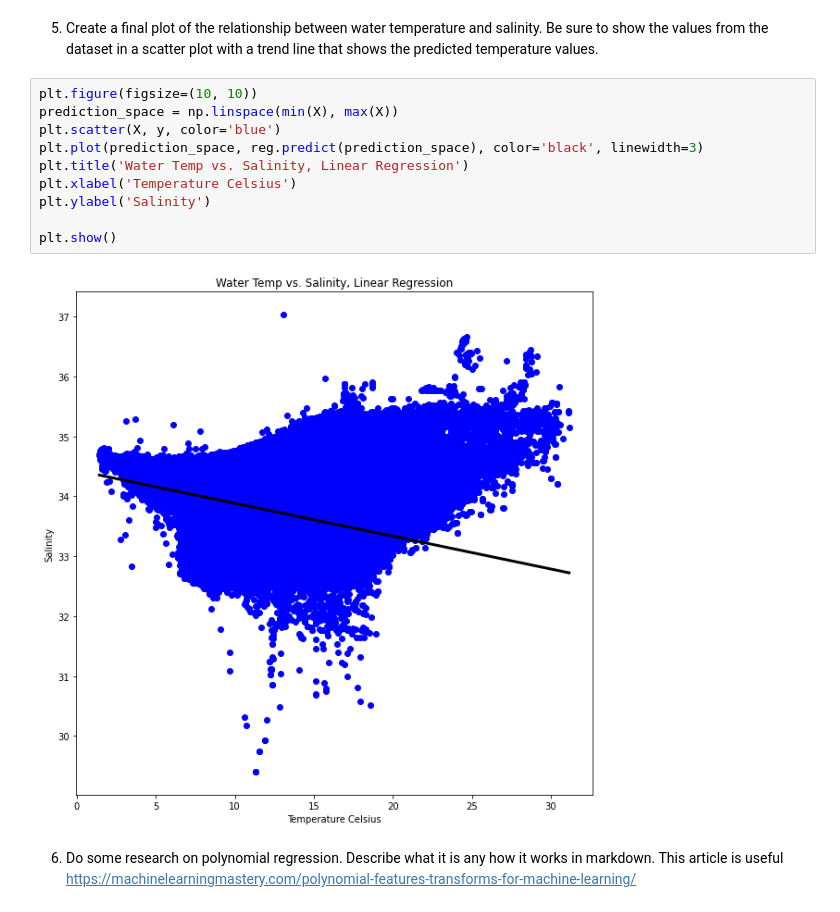
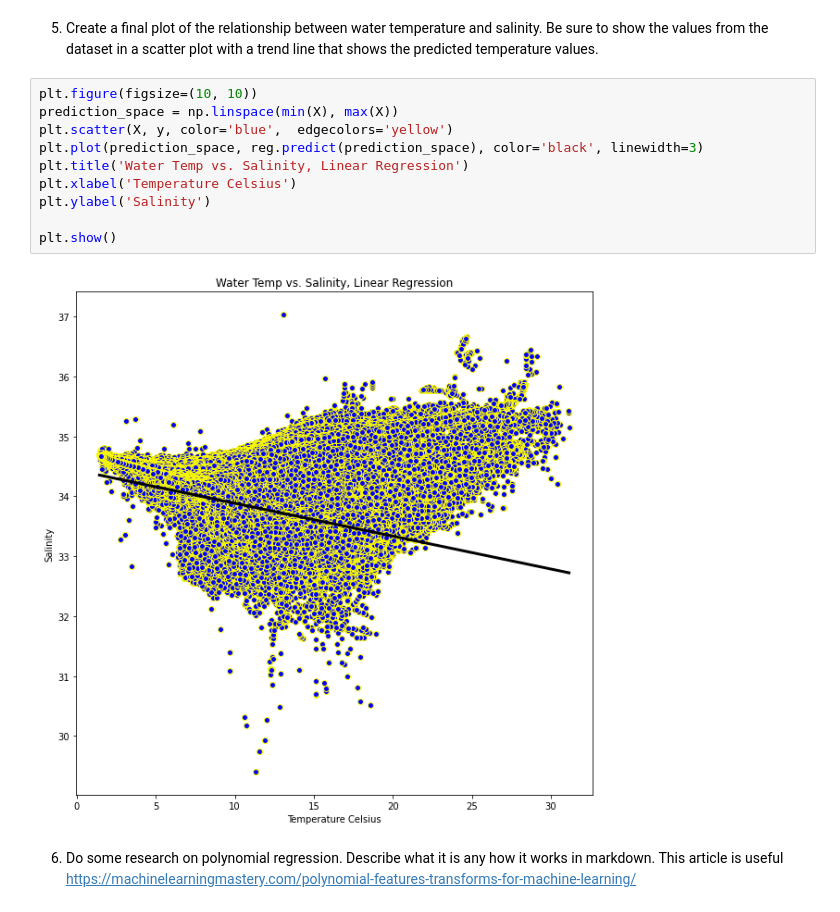
Before and after one commit to Amanda676/Homework, a Jupyter notebook: Week_13.ipynb, the cells around one changed output. Drawn from its saved outputs; the diff is of its cells as text.

```diff
--- a/Week_13.ipynb
+++ b/Week_13.ipynb
@@ -307,14 +321,14 @@ mean_squared_error 0.15725438721493412
 # %%
 plt.figure(figsize=(10, 10))
 prediction_space = np.linspace(min(X), max(X))
-plt.scatter(X, y, color='blue')
+plt.scatter(X, y, color='blue',  edgecolors='yellow')
 plt.plot(prediction_space, reg.predict(prediction_space), color='black', linewidth=3)
 plt.title('Water Temp vs. Salinity, Linear Regression')
 plt.xlabel('Temperature Celsius')
 plt.ylabel('Salinity')
 
 plt.show()
 # %% [output]
-[figure, old version]
+[figure, new version]
 # %% [markdown]
 6.	Do some research on polynomial regression. Describe what it is any how it works in markdown. This article is useful https://machinelearningmastery.com/polynomial-features-transforms-for-machine-learning/
```
Also changed, not shown: parts of 11 cells of this notebook.
